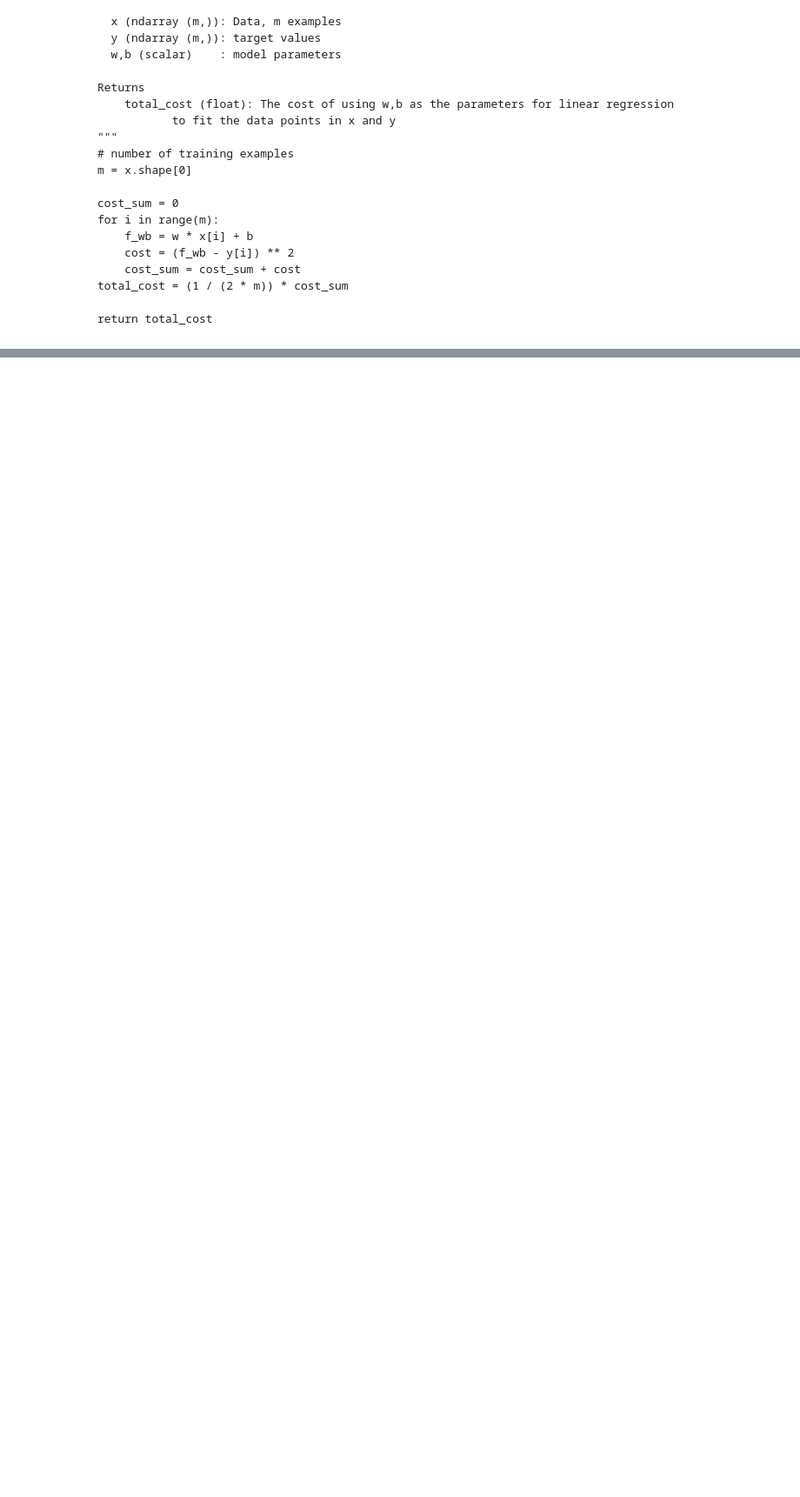
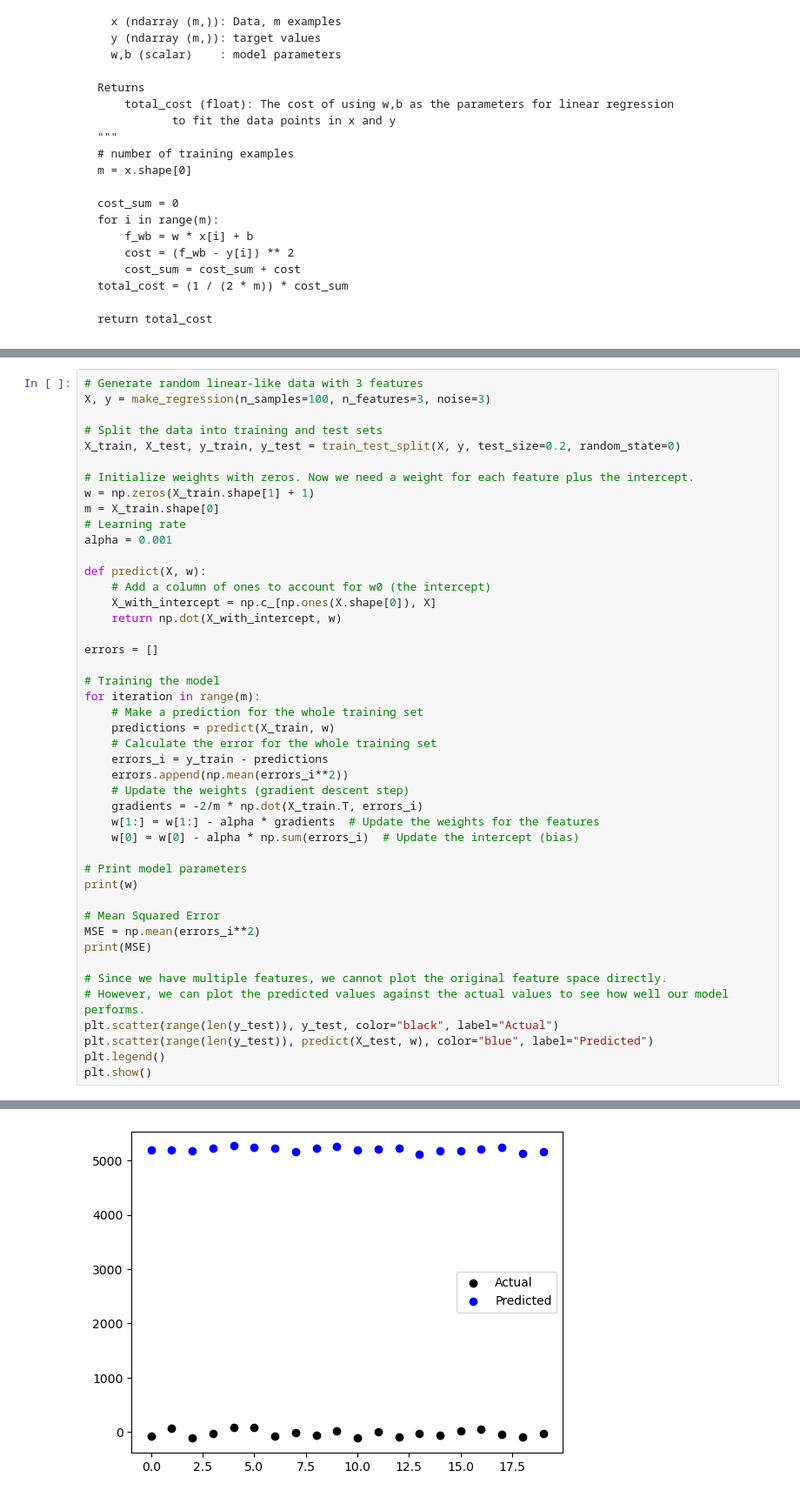
Before and after one commit to eaguaida/Machine-Learning, a Jupyter notebook: Regression, Gradient Descent/ML2.ipynb, the cells around one changed output, grey strips where cells are left out. Shown: that part at 87% size. Drawn from its saved outputs; the diff is of its cells as text; blank space fills up the shorter version.

```diff
--- a/Regression, Gradient Descent/ML2.ipynb
+++ b/Regression, Gradient Descent/ML2.ipynb
@@ -192,0 +186,46 @@ y =
+# %%
+# Generate random linear-like data with 3 features
+X, y = make_regression(n_samples=100, n_features=3, noise=3)
+
+# Split the data into training and test sets
+X_train, X_test, y_train, y_test = train_test_split(X, y, test_size=0.2, random_state=0)
+
+# Initialize weights with zeros. Now we need a weight for each feature plus the intercept.
+w = np.zeros(X_train.shape[1] + 1)
+m = X_train.shape[0]
+# Learning rate
+alpha = 0.001
+
+def predict(X, w):
+    # Add a column of ones to account for w0 (the intercept)
+    X_with_intercept = np.c_[np.ones(X.shape[0]), X]
+    return np.dot(X_with_intercept, w)
+
+errors = []
+
+# Training the model
+for iteration in range(m):
+    # Make a prediction for the whole training set
+    predictions = predict(X_train, w)
+    # Calculate the error for the whole training set
+    errors_i = y_train - predictions
+    errors.append(np.mean(errors_i**2))
+    # Update the weights (gradient descent step)
+    gradients = -2/m * np.dot(X_train.T, errors_i)
+    w[1:] = w[1:] - alpha * gradients  # Update the weights for the features
+    w[0] = w[0] - alpha * np.sum(errors_i)  # Update the intercept (bias)
+
+# Print model parameters
+print(w)
+
+# Mean Squared Error
+MSE = np.mean(errors_i**2)
+print(MSE)
+
+# Since we have multiple features, we cannot plot the original feature space directly.
+# However, we can plot the predicted values against the actual values to see how well our model performs.
+plt.scatter(range(len(y_test)), y_test, color="black", label="Actual")
+plt.scatter(range(len(y_test)), predict(X_test, w), color="blue", label="Predicted")
+plt.legend()
+plt.show()
+# %% [output]
@@ -192,0 +234 @@ y =
+[figure, added]
```
Also changed, not shown: parts of 3 cells of this notebook.
